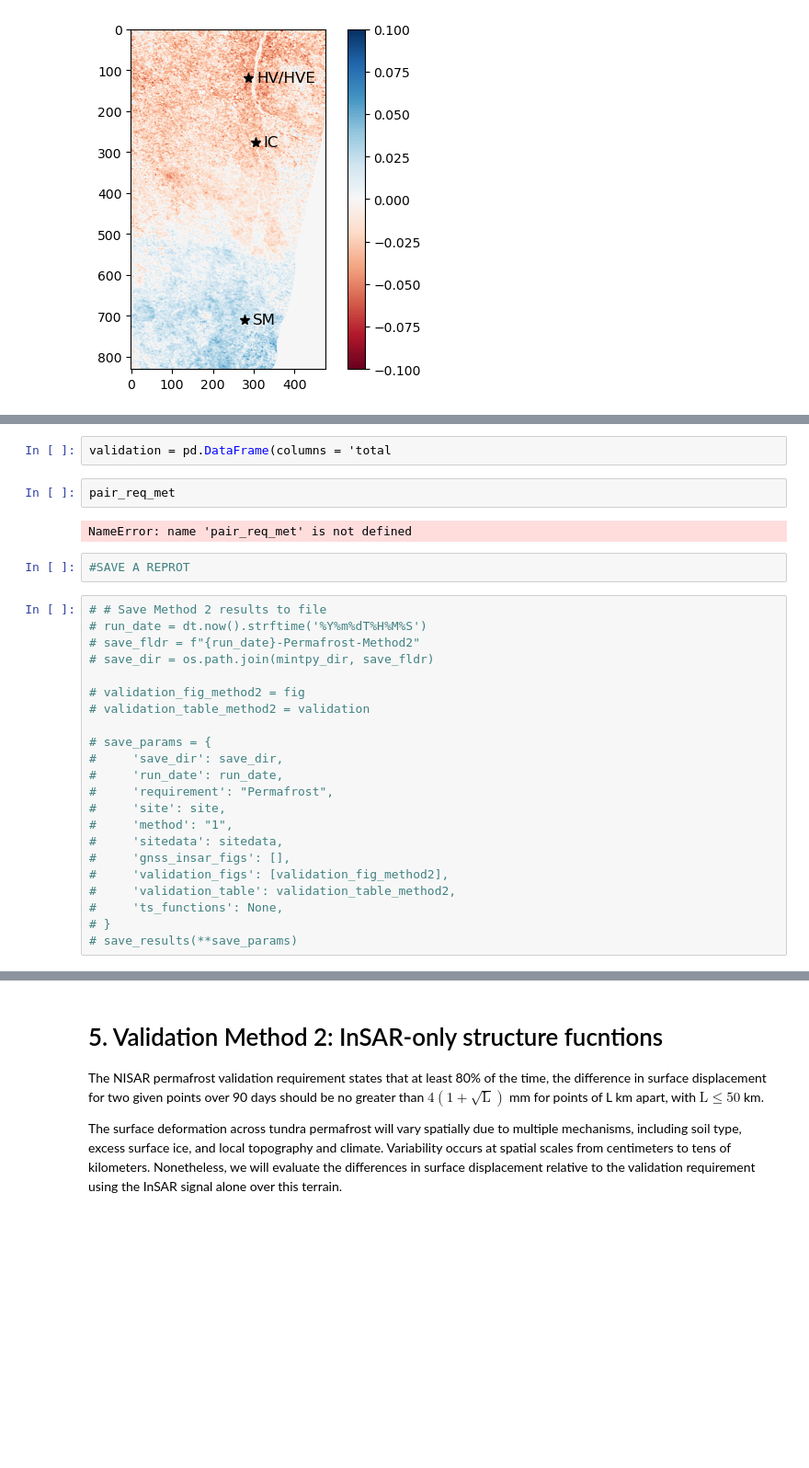
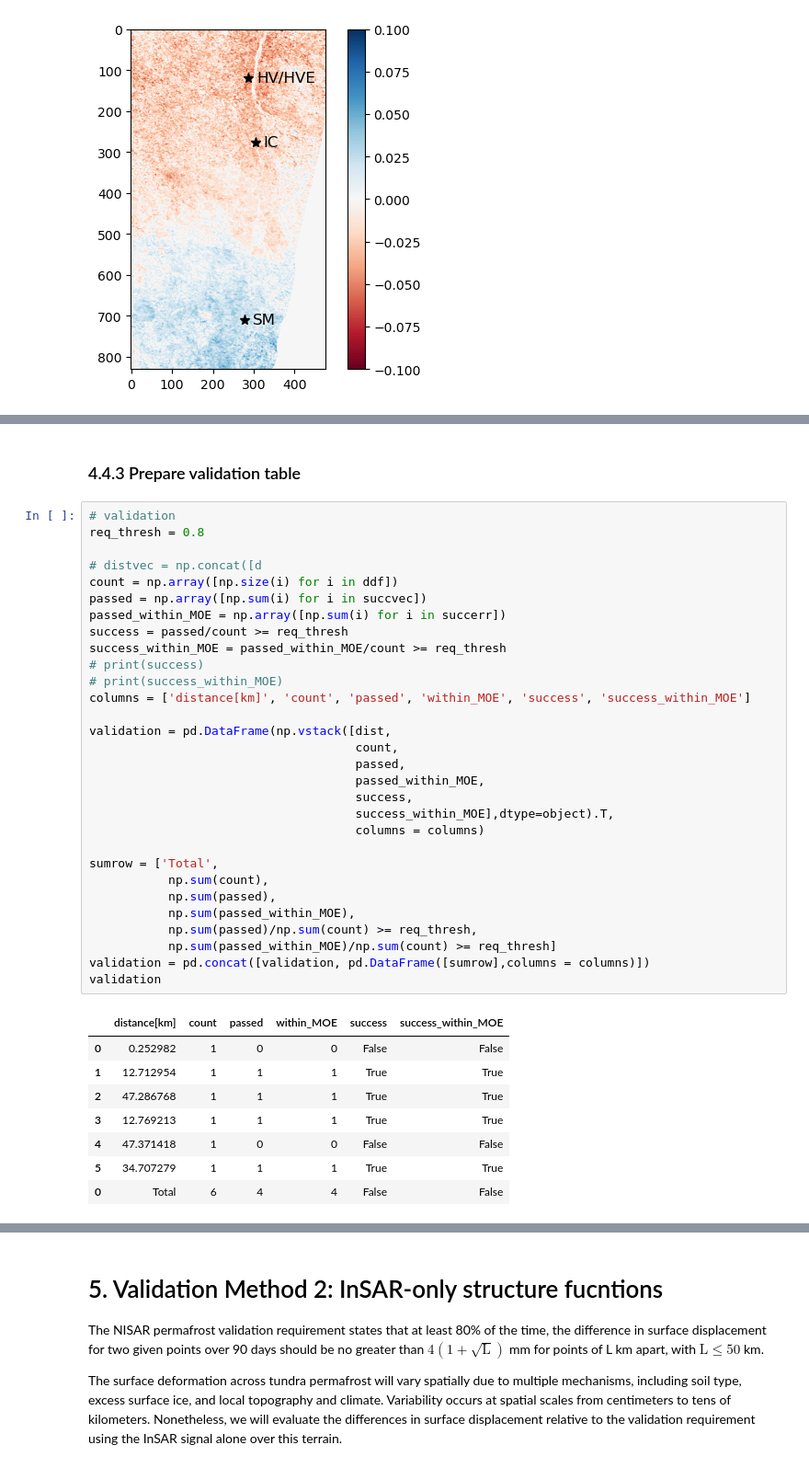
Before and after one commit to nisar-solid/ATBD, a Jupyter notebook: methods/permafrost/Permafrost_Requirement_Validation.ipynb, the cells around one changed output, grey strips where cells are left out. Shown at 92% size. Cells and saved outputs as stored; diff of their text form; blank space fills up the shorter version.

Commit message:
updating permafrost notebook

```diff
--- a/methods/permafrost/Permafrost_Requirement_Validation.ipynb
+++ b/methods/permafrost/Permafrost_Requirement_Validation.ipynb
@@ -705,31 +560,42 @@ array(['0.25298221281347033', '12.712954023357435', '47.286767705141365',
-# %%
-validation = pd.DataFrame(columns = 'total
-# %%
-pair_req_met
-# %% [output]
-NameError: name 'pair_req_met' is not defined
-# %%
-#SAVE A REPROT
-# %%
-# # Save Method 2 results to file
-# run_date = dt.now().strftime('%Y%m%dT%H%M%S')
-# save_fldr = f"{run_date}-Permafrost-Method2"
-# save_dir = os.path.join(mintpy_dir, save_fldr)
-
-# validation_fig_method2 = fig
-# validation_table_method2 = validation
-
-# save_params = {
-#     'save_dir': save_dir,
-#     'run_date': run_date,
-#     'requirement': "Permafrost",
-#     'site': site,
-#     'method': "1",
-#     'sitedata': sitedata,
-#     'gnss_insar_figs': [],
-#     'validation_figs': [validation_fig_method2],
-#     'validation_table': validation_table_method2,
-#     'ts_functions': None,
-# }
-# save_results(**save_params)
+# %% [markdown]
+### 4.4.3 Prepare validation table
+# %%
+# validation
+req_thresh = 0.8
+
+# distvec = np.concat([d
+count = np.array([np.size(i) for i in ddf])
+passed = np.array([np.sum(i) for i in succvec])
+passed_within_MOE = np.array([np.sum(i) for i in succerr])
+success = passed/count >= req_thresh
+success_within_MOE = passed_within_MOE/count >= req_thresh
+# print(success)
+# print(success_within_MOE)
+columns = ['distance[km]', 'count', 'passed', 'within_MOE', 'success', 'success_within_MOE']
+
+validation = pd.DataFrame(np.vstack([dist,
+                                     count,
+                                     passed,
+                                     passed_within_MOE,
+                                     success,
+                                     success_within_MOE],dtype=object).T,
+                                     columns = columns)
+
+sumrow = ['Total',
+           np.sum(count),
+           np.sum(passed),
+           np.sum(passed_within_MOE),
+           np.sum(passed)/np.sum(count) >= req_thresh,
+           np.sum(passed_within_MOE)/np.sum(count) >= req_thresh]
+validation = pd.concat([validation, pd.DataFrame([sumrow],columns = columns)])
+validation
+# %% [output]
+|  | distance[km] | count | passed | within_MOE | success | success_within_MOE |
+| 0 | 0.252982 | 1 | 0 | 0 | False | False |
+| 1 | 12.712954 | 1 | 1 | 1 | True | True |
+| 2 | 47.286768 | 1 | 1 | 1 | True | True |
+| 3 | 12.769213 | 1 | 1 | 1 | True | True |
+| 4 | 47.371418 | 1 | 0 | 0 | False | False |
+| 5 | 34.707279 | 1 | 1 | 1 | True | True |
+| 0 | Total | 6 | 4 | 4 | False | False |
 # %% [markdown]
```
Also changed, not shown: parts of 25 cells of this notebook, 1 other file.
